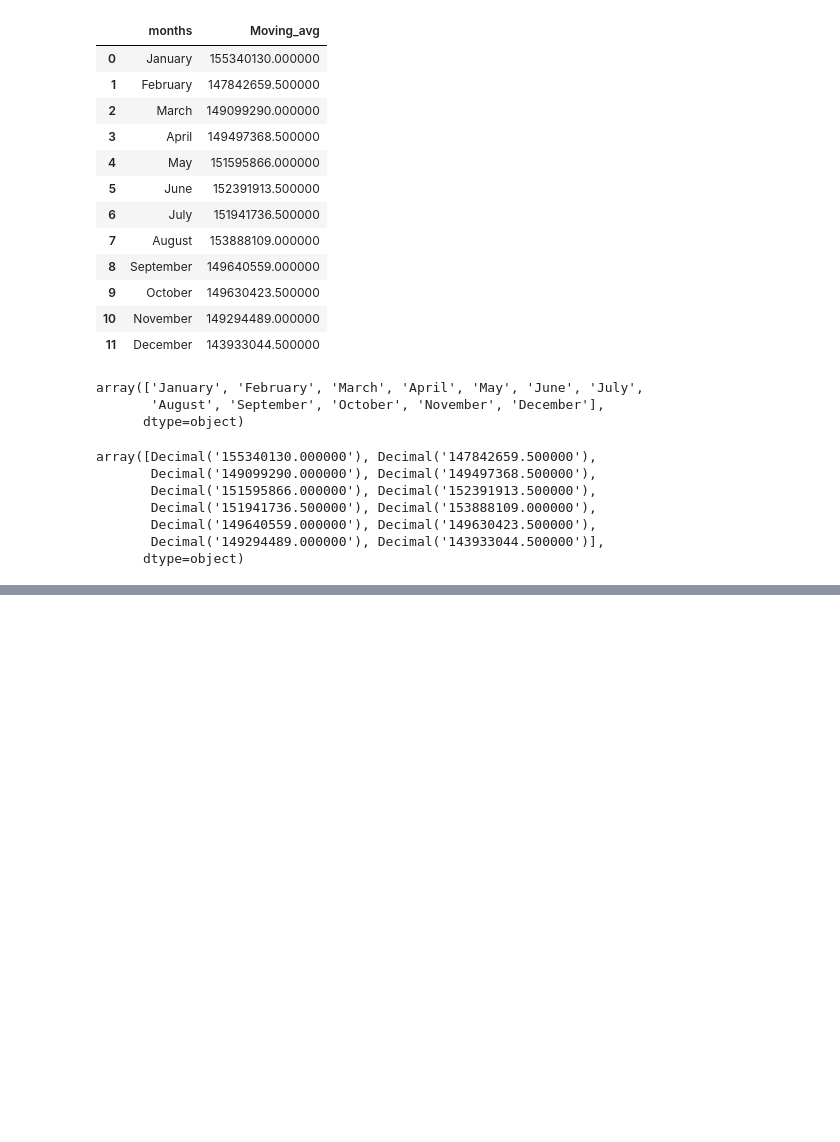
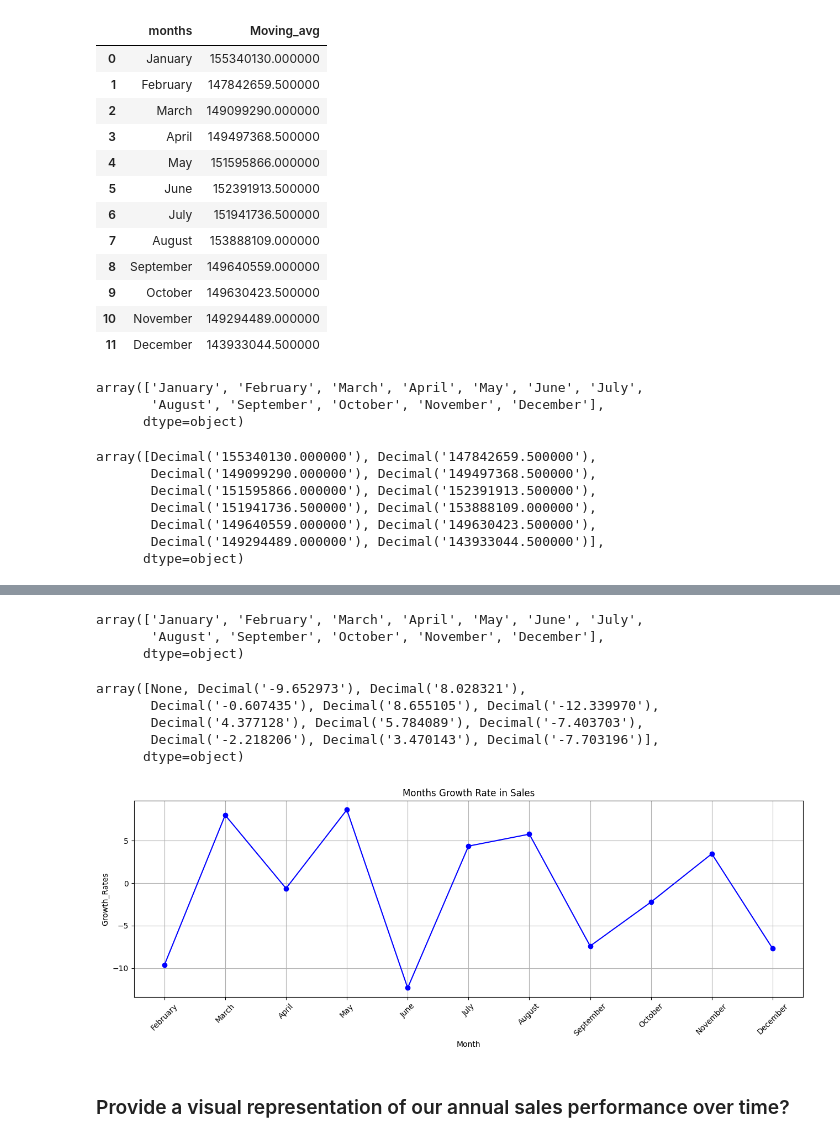
Before and after one commit to Manishkumar902/Swift-market, a Jupyter notebook: test.ipynb, the cells around one changed output, grey strips where cells are left out. Saved outputs shown, nothing was run; the diff lists cells and outputs as text; code cells hidden in the pictures; blank space fills up the shorter version.

```diff
--- a/test.ipynb
+++ b/test.ipynb
@@ -534,0 +735,11 @@ array([Decimal('155340130.000000'), Decimal('147842659.500000'),
+# %%
+query16 = """select MONTH(SaleDate) AS Monthnum , monthname(saledate) as months,
+100*(SUM(TotalPrice) - LAG(SUM(TotalPrice)) OVER (ORDER BY
+MONTH(SaleDate)))/
+LAG(sum(TotalPrice)) OVER (order by  MONTH(SaleDate))AS
+growth FROM Salesdata
+group by YEAR(SaleDate), MONTH(SaleDate),monthname(saledate)
+Order by YEAR(SaleDate), MONTH(SaleDate),monthname(saledate)"""
+
+growths= read_query(query16)
+growths
@@ -534,0 +760,16 @@ array([Decimal('155340130.000000'), Decimal('147842659.500000'),
+# %%
+months = growths['months'].values
+months
+# %% [output]
+array(['January', 'February', 'March', 'April', 'May', 'June', 'July',
+       'August', 'September', 'October', 'November', 'December'],
+      dtype=object)
+# %%
+GR_rate = growths['growth'].values
+GR_rate
+# %% [output]
+array([None, Decimal('-9.652973'), Decimal('8.028321'),
+       Decimal('-0.607435'), Decimal('8.655105'), Decimal('-12.339970'),
+       Decimal('4.377128'), Decimal('5.784089'), Decimal('-7.403703'),
+       Decimal('-2.218206'), Decimal('3.470143'), Decimal('-7.703196')],
+      dtype=object)
@@ -534,0 +778,14 @@ array([Decimal('155340130.000000'), Decimal('147842659.500000'),
+# %%
+plt.figure(figsize=(13,5))
+plt.plot(months, GR_rate, marker='o', color='blue')
+plt.title('Months Growth Rate in Sales')
+plt.xlabel('Month')
+plt.ylabel('Growth_Rates')
+plt.xticks(rotation=45)
+plt.grid(True)
+plt.tight_layout()
+plt.show()
+# %% [output]
+[figure, added]
+# %% [markdown]
+### Provide a visual representation of our annual sales performance over time?
```
Also changed, not shown: parts of 25 cells of this notebook.
